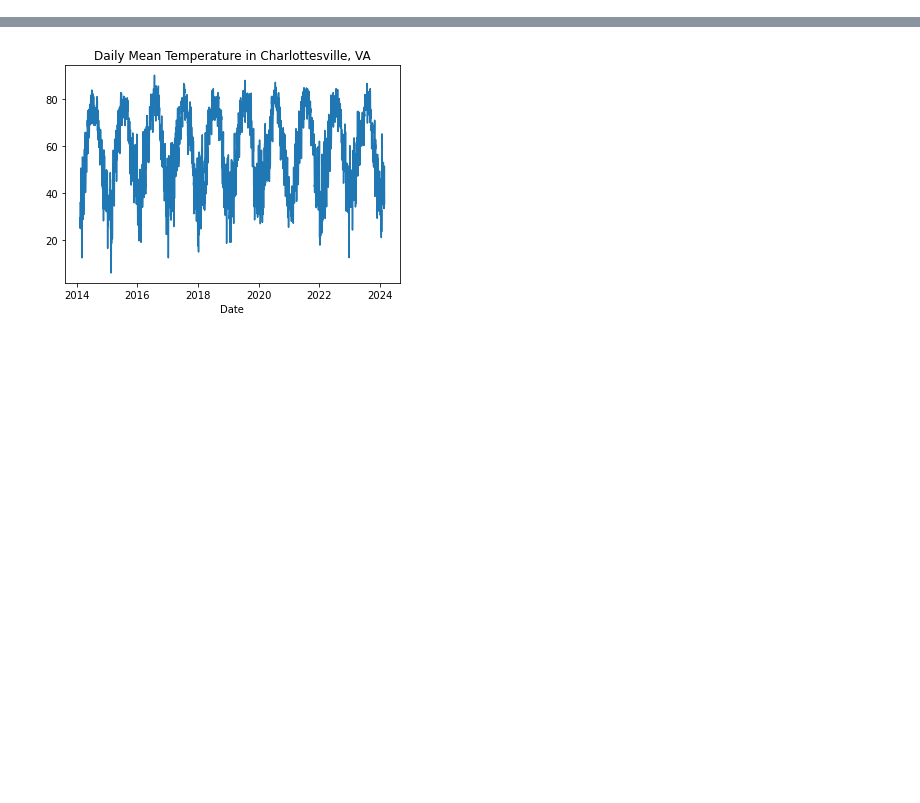
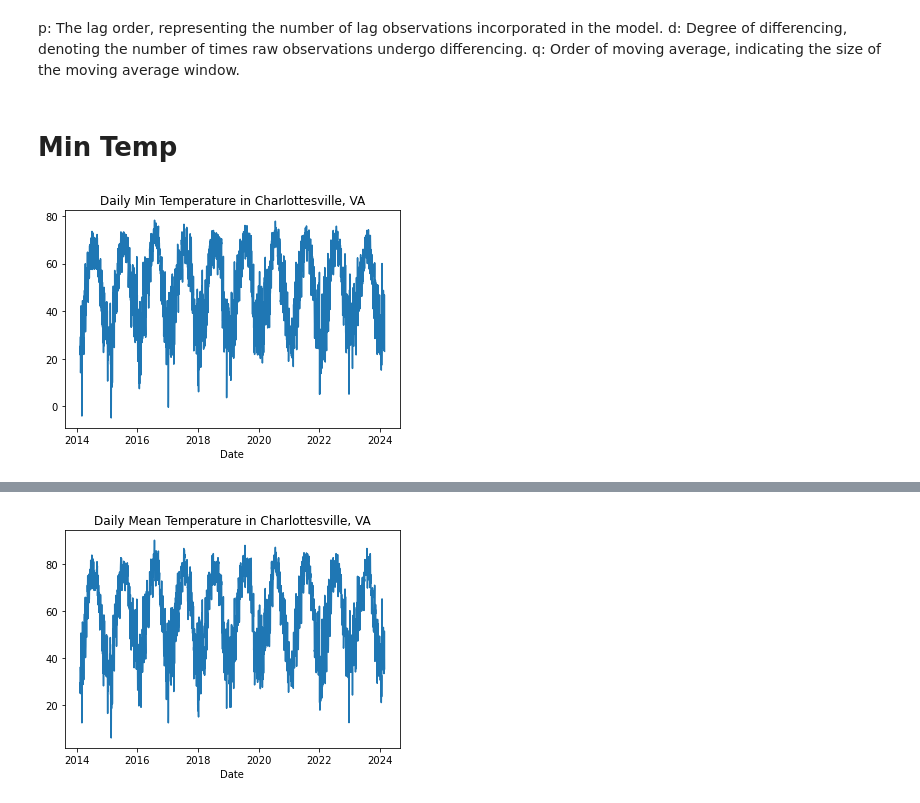
Before and after one commit to juliamuratore/Project2-DS-4002, a Jupyter notebook: SCRIPTS/Project_2_time_series.ipynb, the cells around one changed output, grey strips where cells are left out. Saved outputs shown, nothing was run; the diff lists cells and outputs as text; code cells hidden in the pictures; blank space fills up the shorter version.

Commit message:
need to update order

```diff
--- a/SCRIPTS/Project_2_time_series.ipynb
+++ b/SCRIPTS/Project_2_time_series.ipynb
@@ -1,3 +1,7 @@
+# %% [markdown]
+p: The lag order, representing the number of lag observations incorporated in the model.
+d: Degree of differencing, denoting the number of times raw observations undergo differencing.
+q: Order of moving average, indicating the size of the moving average window.
 # %%
 # fit an ARIMA model and plot residual errors
 from pandas import datetime
@@ -13,3 +18,14 @@ import matplotlib.pyplot as plt
 data = pd.read_csv('/Users/channingpitts/Desktop/DS 4002/Project2-DS-4002/DATA/data.csv')
 data['date'] = pd.to_datetime(data['date'])
 data.set_index('date', inplace=True)
+# %% [markdown]
+# Min Temp
+# %%
+# Plot the time series
+plt.plot(data['min_temp'])
+plt.title('Daily Min Temperature in Charlottesville, VA')
+plt.xlabel('Date')
+plt.ylabel('')
+plt.show()
+# %% [output]
+[figure, added]
```
Also changed, not shown: parts of 26 cells of this notebook.
